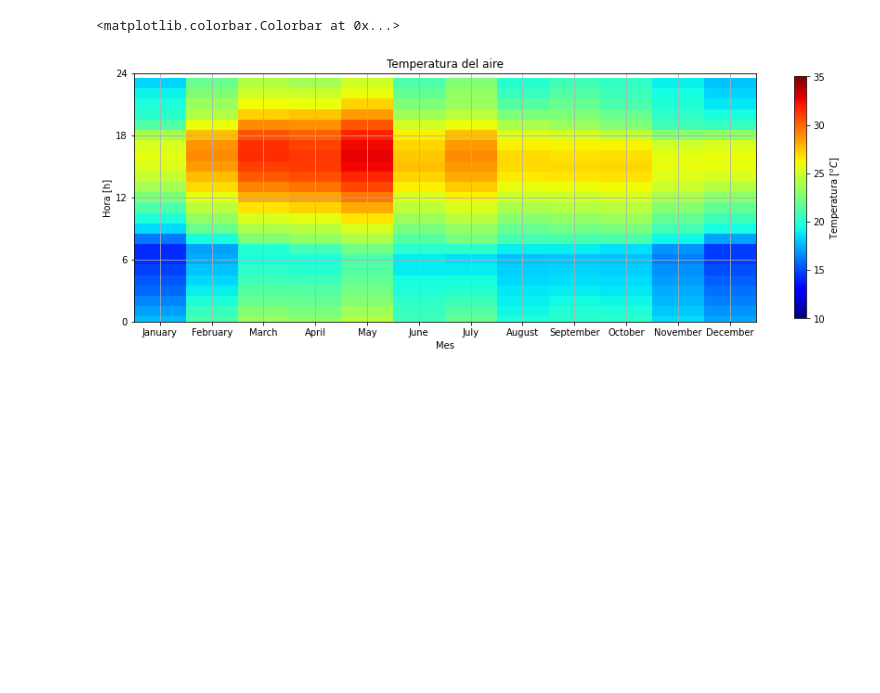
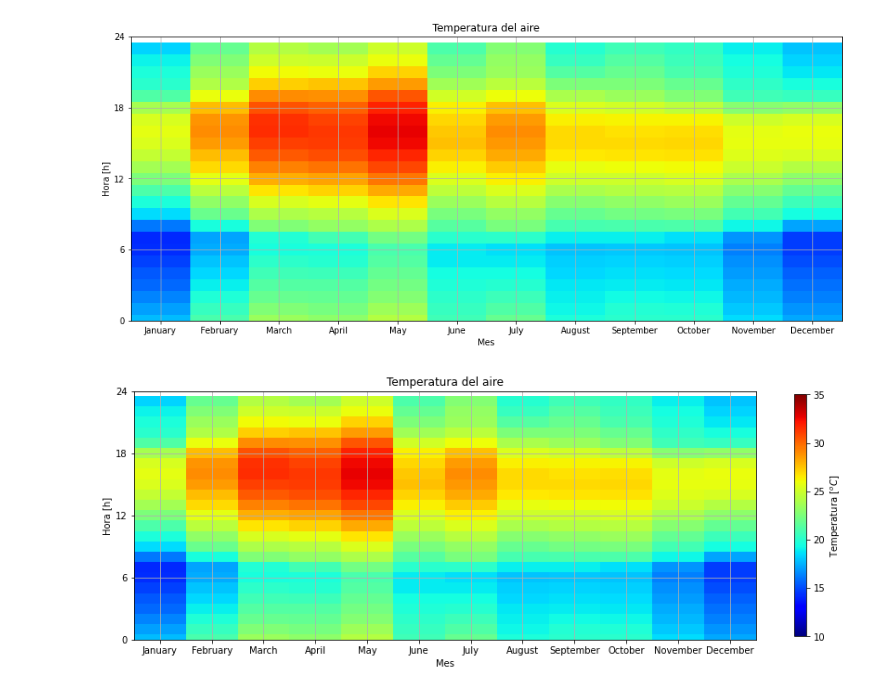
Before and after one commit to AltamarMx/clase_muestra, a Jupyter notebook: notebooks/002_Diego.ipynb, the cells around one changed output. Drawn from its saved outputs; the diff is of its cells as text; code cells hidden in the pictures; blank space fills up the shorter version.

```diff
--- a/notebooks/002_Diego.ipynb
+++ b/notebooks/002_Diego.ipynb
@@ -27,9 +132,23 @@ meses = calendar.month_name[1:]
 # %%
 To = df.To.groupby(by=[df.index.month,df.index.hour]).mean().unstack().T
+# %%
+fig, ax = plt.subplots(figsize=(15,10))
+ax.imshow(To,cmap="jet",aspect=.2,vmin=10, vmax=35)
+ax.set_xticks(np.arange(0,12,1))
+ax.set_ylim(0,24)
+ax.set_yticks(np.linspace(0,24,5))
+ax.set_xticklabels(meses)
+ax.set_ylabel("Hora [h]")
+ax.set_xlabel("Mes")
+ax.set_title("Temperatura del aire")
+ax.grid()
+
+#fig.colorbar(p,shrink=0.48,ticks=np.arange(5,36,5),label="Temperatura [$^oC$]")
+# %% [output]
+[figure, added]
 # %%
 fig, ax = plt.subplots(figsize=(15,10))
 p = ax.imshow(To,cmap="jet",aspect=.2,vmin=10, vmax=35)
-
 ax.set_xticks(np.arange(0,12,1))
 ax.set_ylim(0,24)
 ax.set_yticks(np.linspace(0,24,5))
@@ -38,7 +157,7 @@ ax.set_ylabel("Hora [h]")
 ax.set_xlabel("Mes")
 ax.set_title("Temperatura del aire")
 ax.grid()
-fig.colorbar(p,shrink=0.48,ticks=np.arange(5,36,5),label="Temperatura [$^oC$]")
+
+p = fig.colorbar(p,shrink=0.48,ticks=np.arange(5,36,5),label="Temperatura [$^oC$]")
 # %% [output]
-<matplotlib.colorbar.Colorbar at 0x...>
 [figure]
```
Also changed, not shown: parts of 13 cells of this notebook.
